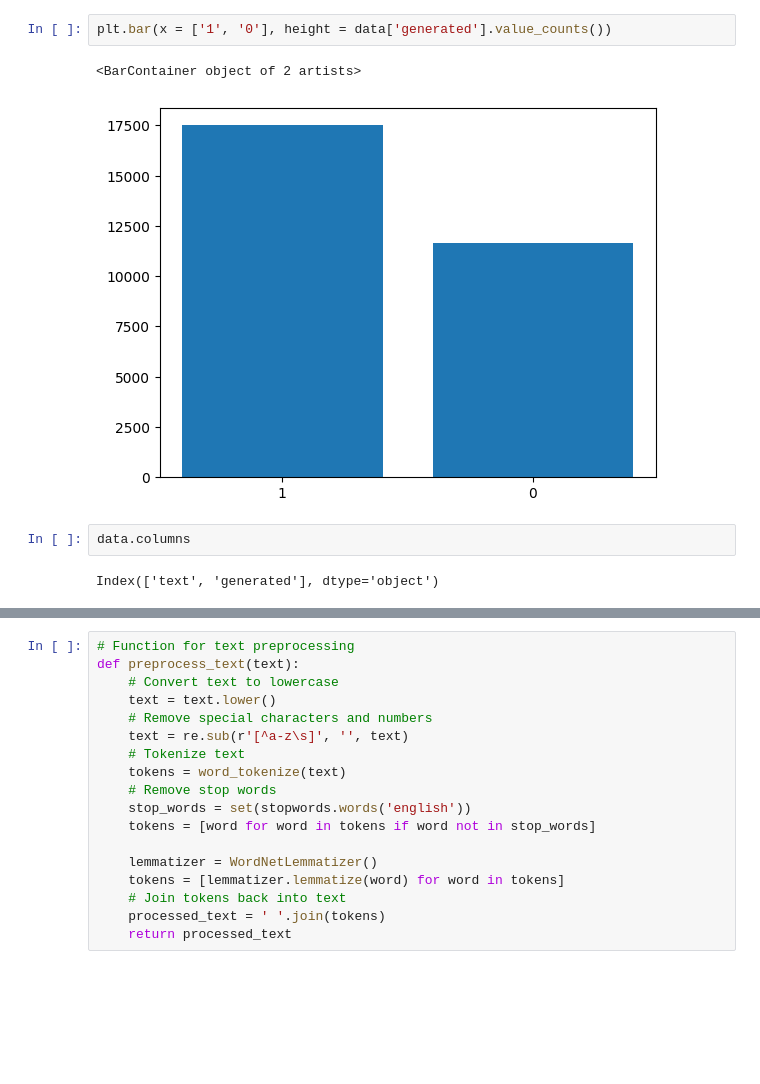
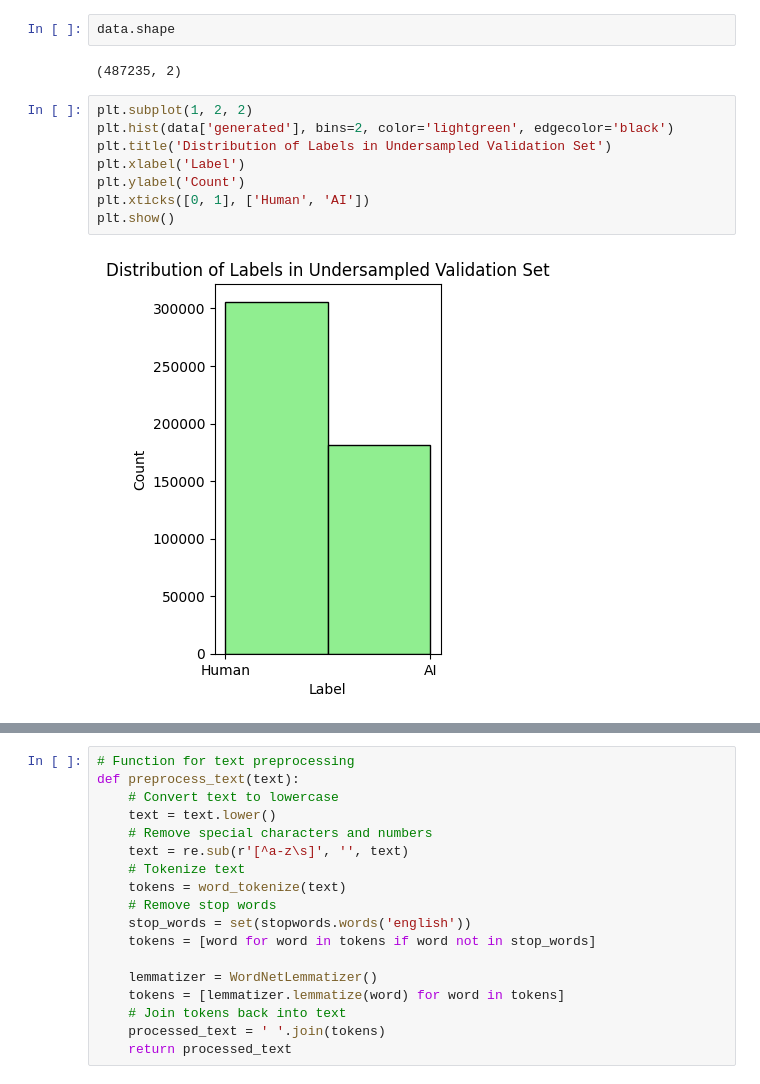
Before and after one commit to Vinay-Bajaj-1/AI-Text-Detector, a Jupyter notebook: Combat_Online_Plagiarism_with_AI.ipynb, the cells around one changed output, grey strips where cells are left out. Saved outputs shown, nothing was run; the diff lists cells and outputs as text; blank space fills up the shorter version.

```diff
--- a/Combat_Online_Plagiarism_with_AI.ipynb
+++ b/Combat_Online_Plagiarism_with_AI.ipynb
@@ -47,9 +48,14 @@ data.head()
-# %%
-plt.bar(x = ['1', '0'], height = data['generated'].value_counts())
-# %% [output]
-<BarContainer object of 2 artists>
-[figure, removed]
 # %%
-data.columns
+data.shape
 # %% [output]
-Index(['text', 'generated'], dtype='object')
+(487235, 2)
+# %%
+plt.subplot(1, 2, 2)
+plt.hist(data['generated'], bins=2, color='lightgreen', edgecolor='black')
+plt.title('Distribution of Labels in Undersampled Validation Set')
+plt.xlabel('Label')
+plt.ylabel('Count')
+plt.xticks([0, 1], ['Human', 'AI'])
+plt.show()
+# %% [output]
+[figure, added]
```
Also changed, not shown: parts of 54 cells of this notebook, 17 other files.
